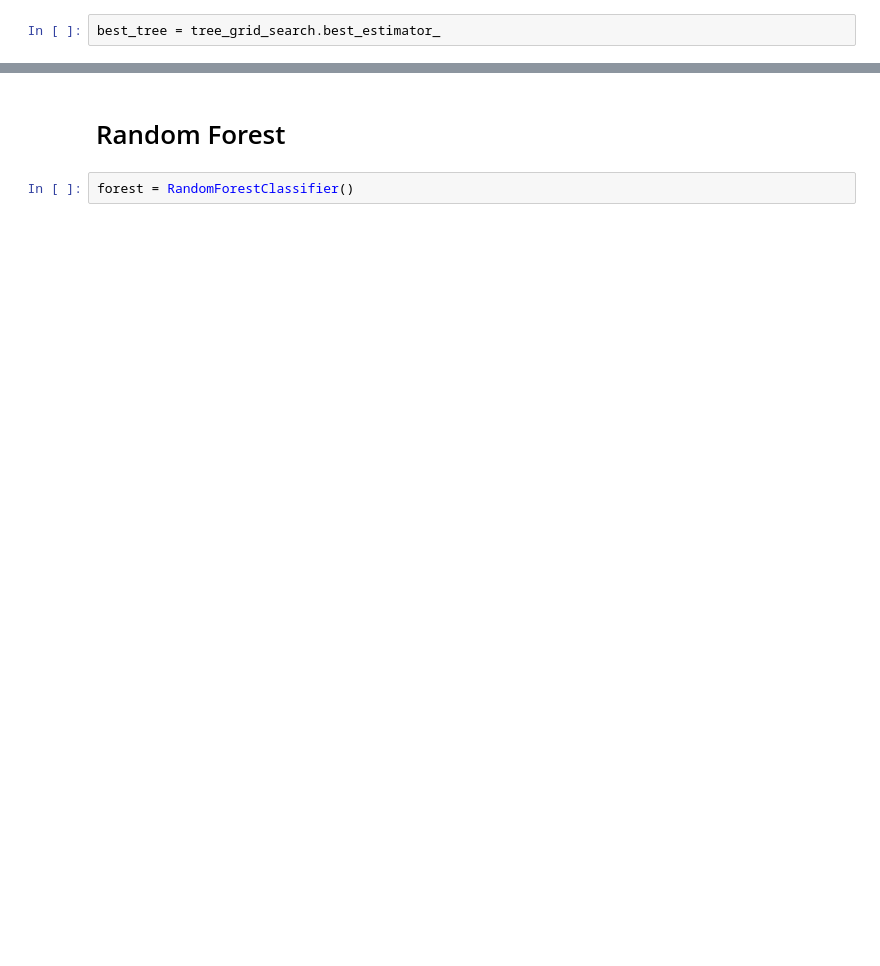
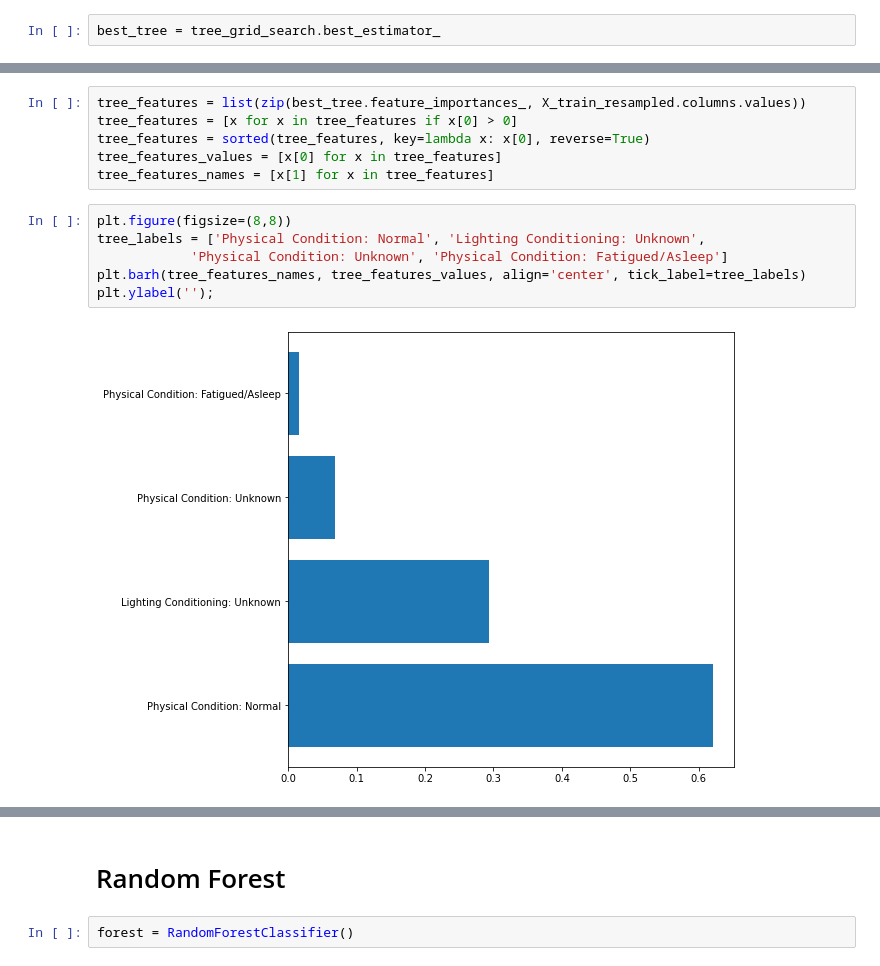
Before and after one commit to meowkaiser/Chicago_Car_Crashes_Project, a Jupyter notebook: zach_notebook.ipynb, the cells around one changed output, grey strips where cells are left out. Drawn from its saved outputs; the diff is of its cells as text; blank space fills up the shorter version.

```diff
--- a/zach_notebook.ipynb
+++ b/zach_notebook.ipynb
@@ -163,3 +304,17 @@ plot_feature_importances(best_tree)
+# %%
+tree_features = list(zip(best_tree.feature_importances_, X_train_resampled.columns.values))
+tree_features = [x for x in tree_features if x[0] > 0]
+tree_features = sorted(tree_features, key=lambda x: x[0], reverse=True)
+tree_features_values = [x[0] for x in tree_features]
+tree_features_names = [x[1] for x in tree_features]
+# %%
+plt.figure(figsize=(8,8))
+tree_labels = ['Physical Condition: Normal', 'Lighting Conditioning: Unknown',
+            'Physical Condition: Unknown', 'Physical Condition: Fatigued/Asleep']
+plt.barh(tree_features_names, tree_features_values, align='center', tick_label=tree_labels)
+plt.ylabel('');
+# %% [output]
+[figure, added]
 # %%
 tree_cv_df = pd.DataFrame(tree_grid_search.cv_results_)
 tree_cv_df.head()
```
Also changed, not shown: parts of 66 cells of this notebook, 5 other files.
